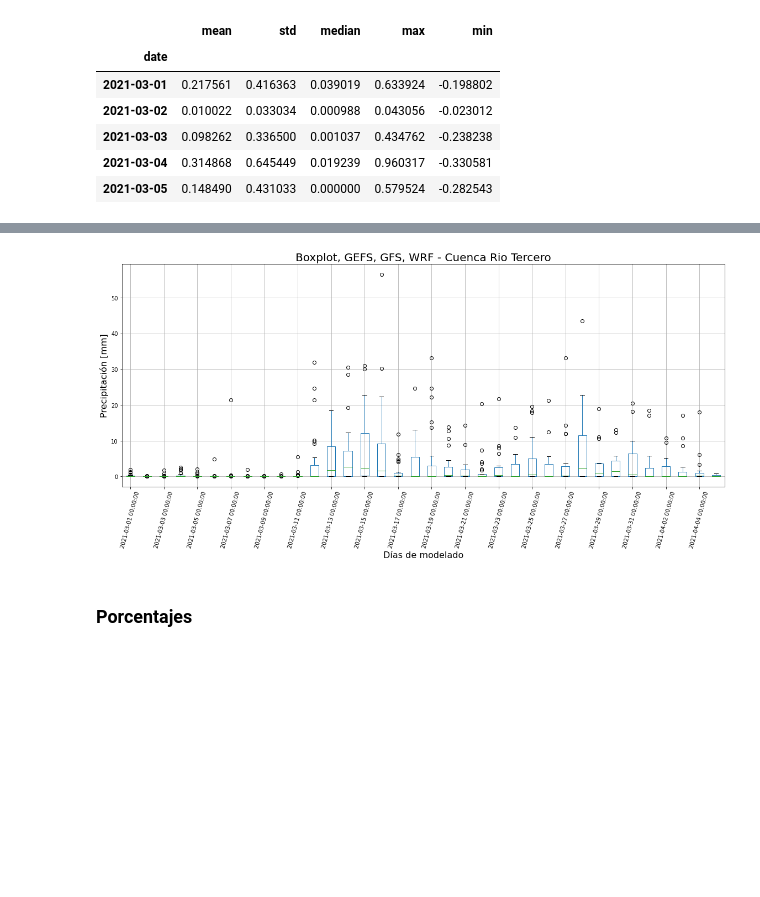
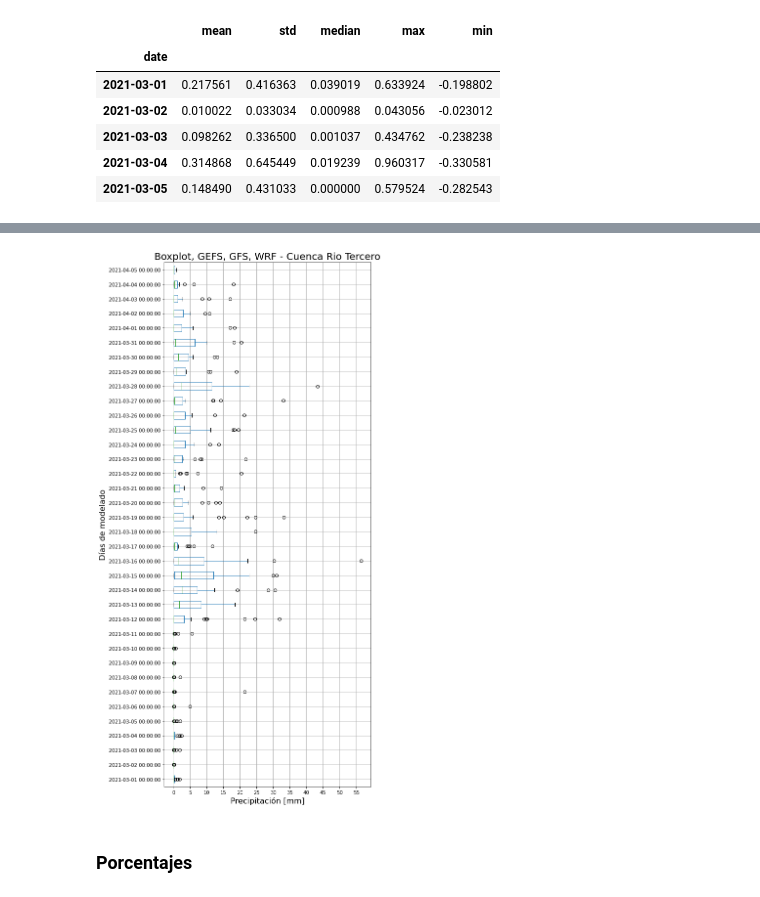
Before and after one commit to OHMC/gfsRaster, a Jupyter notebook: notebooks/Pronostico Mensual Marzo.ipynb, the cells around one changed output, grey strips where cells are left out. Saved outputs shown, nothing was run; the diff lists cells and outputs as text; code cells hidden in the pictures; blank space fills up the shorter version.

```diff
--- a/notebooks/Pronostico Mensual Marzo.ipynb
+++ b/notebooks/Pronostico Mensual Marzo.ipynb
@@ -351,16 +343,16 @@ dtype: float64
 # %%
-fig, ax1 = plt.subplots( 1, 1, figsize=(16,8) )
-full_df.T.boxplot(ax=ax1, rot=75)
+fig, ax1 = plt.subplots( 1, 1, figsize=(8,16) )
+full_df.T.boxplot(ax=ax1, vert=False)
 #ax.plot(forecastGEFS2['mean'], color='blue', linewidth=2 )
 # ax.fill_between(x = temp.index, y1=temp['accmin'], y2=temp['accmax'], color='gray', alpha=0.5)
 ax1.set_title("Boxplot, GEFS, GFS, WRF - Cuenca Rio Tercero", fontsize=20)
-plt.xlabel("Días de modelado", fontsize=16)
-plt.ylabel("Precipitación [mm]", fontsize=16)
+plt.ylabel("Días de modelado", fontsize=16)
+plt.xlabel("Precipitación [mm]", fontsize=16)
 plt.locator_params(axis='x', nbins=20)
 plt.tight_layout()
 plt.savefig("boxplot.png", dpi=150)
 # %% [output]
-[figure, old version]
+[figure, new version]
 # %% [markdown]
 ### Porcentajes
 # %%
```
Also changed, not shown: parts of 3 cells of this notebook, 2 other files.
